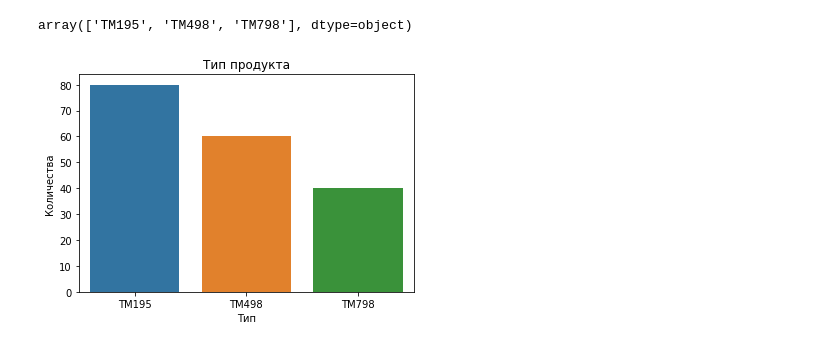
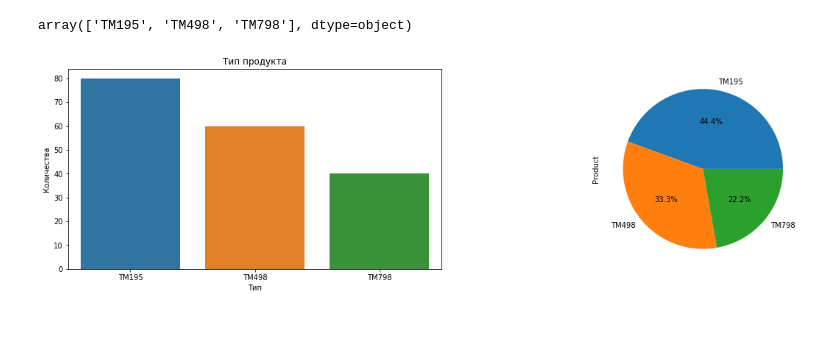
Before and after one commit to Chularev/kaggle_competitions, a Jupyter notebook: CardioGoodFitness/notebook.ipynb, the cells around one changed output. Cells and saved outputs as stored; diff of their text form; code cells hidden in the pictures.

```diff
--- a/CardioGoodFitness/notebook.ipynb
+++ b/CardioGoodFitness/notebook.ipynb
@@ -258,12 +258,19 @@ do_test(result.pvalue)
 data['Product'].unique()
 # %% [output]
 array(['TM195', 'TM498', 'TM798'], dtype=object)
-# %%
-sns.countplot(x=data['Product']).set(
-    title='Тип продукта',
-    xlabel='Тип',
-    ylabel='Количества'
-)
-plot.show()
-# %% [output]
-[figure, removed]
+# %%
+fig = plot.figure(figsize=(20, 5))
+ax1 = plot.subplot2grid((1, 2), (0, 0))
+sns.countplot(x=data['Product'], ax=ax1).set(
+    title='Тип продукта',
+    xlabel='Тип',
+    ylabel='Количества'
+)
+
+ax2 = plot.subplot2grid((1, 2), (0, 1))
+
+tmp = data.groupby('Product')['Gender'].count()
+tmp.plot.pie(autopct="%.1f%%", ylabel='Product', ax=ax2)
+plot.show()
+# %% [output]
+[figure, added]
```
Also changed, not shown: parts of 4 cells of this notebook.
